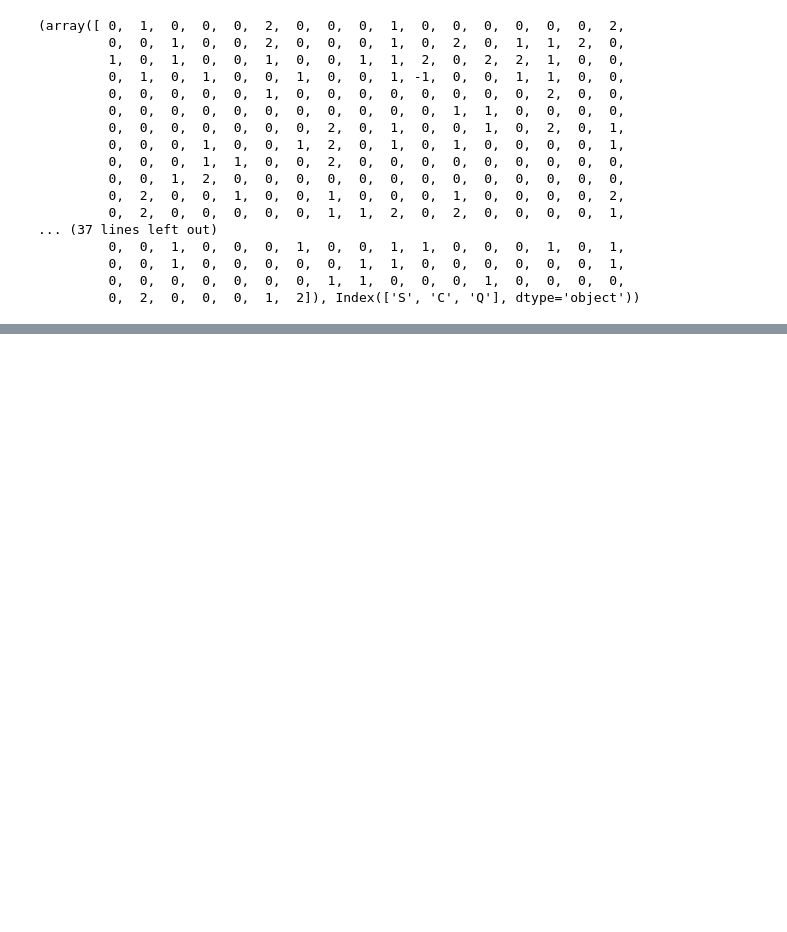
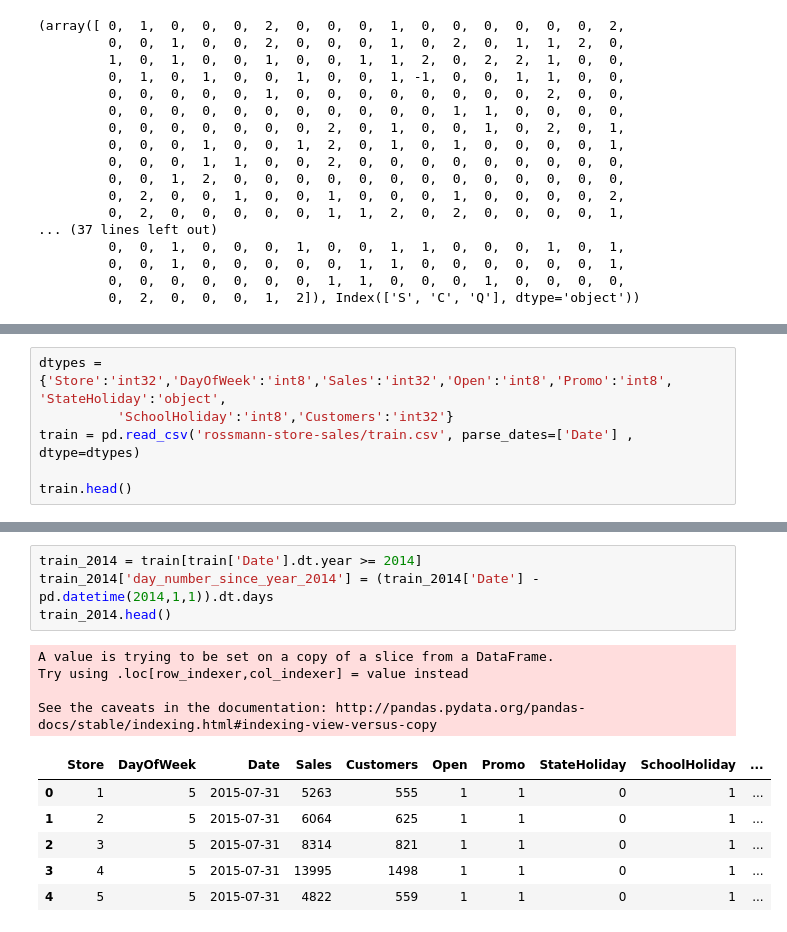
Before and after one commit to ambigus9/competitive-data-science, a Jupyter notebook: Week 1.ipynb, the cells around one changed output, grey strips where cells are left out. Cells and saved outputs as stored; diff of their text form; blank space fills up the shorter version.

```diff
--- a/Week 1.ipynb
+++ b/Week 1.ipynb
@@ -158,0 +210,6 @@ pd.factorize(train['Embarked'])
+# %%
+dtypes = {'Store':'int32','DayOfWeek':'int8','Sales':'int32','Open':'int8','Promo':'int8', 'StateHoliday':'object',
+          'SchoolHoliday':'int8','Customers':'int32'}
+train = pd.read_csv('rossmann-store-sales/train.csv', parse_dates=['Date'] , dtype=dtypes)
+
+train.head()
@@ -158,0 +223,15 @@ pd.factorize(train['Embarked'])
+# %%
+train_2014 = train[train['Date'].dt.year >= 2014]
+train_2014['day_number_since_year_2014'] = (train_2014['Date'] - pd.datetime(2014,1,1)).dt.days
+train_2014.head()
+# %% [output]
+A value is trying to be set on a copy of a slice from a DataFrame.
+Try using .loc[row_indexer,col_indexer] = value instead
+
+See the caveats in the documentation: http://pandas.pydata.org/pandas-docs/stable/indexing.html#indexing-view-versus-copy
+|  | Store | DayOfWeek | Date | Sales | Customers | Open | Promo | StateHoliday | SchoolHoliday | ... |
+| 0 | 1 | 5 | 2015-07-31 | 5263 | 555 | 1 | 1 | 0 | 1 | ... |
+| 1 | 2 | 5 | 2015-07-31 | 6064 | 625 | 1 | 1 | 0 | 1 | ... |
+| 2 | 3 | 5 | 2015-07-31 | 8314 | 821 | 1 | 1 | 0 | 1 | ... |
+| 3 | 4 | 5 | 2015-07-31 | 13995 | 1498 | 1 | 1 | 0 | 1 | ... |
+| 4 | 5 | 5 | 2015-07-31 | 4822 | 559 | 1 | 1 | 0 | 1 | ... |
```
Also changed, not shown: parts of 15 cells of this notebook.
